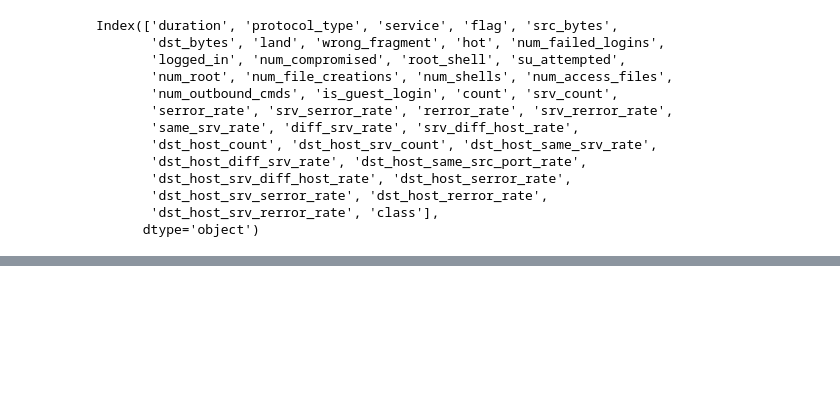
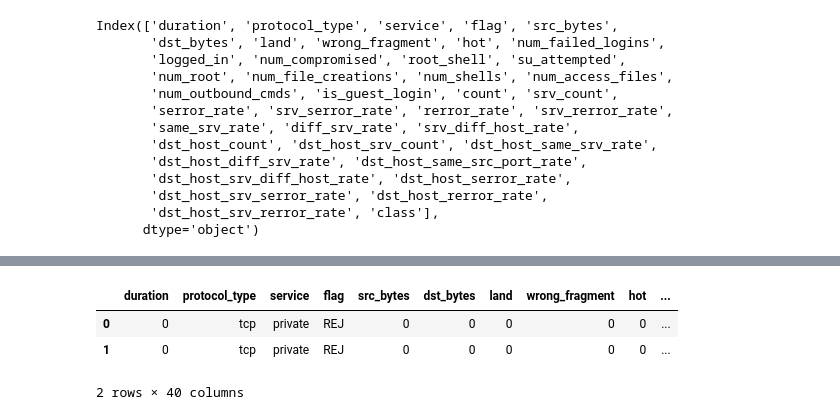
Before and after one commit to rakeshvitta/rakeshvitta, a Jupyter notebook: Assignment_Group250.ipynb, the cells around one changed output, grey strips where cells are left out. Drawn from its saved outputs; the diff is of its cells as text; code cells hidden in the pictures; blank space fills up the shorter version.

```diff
--- a/Assignment_Group250.ipynb
+++ b/Assignment_Group250.ipynb
@@ -40,0 +68,8 @@ df
+# %%
+#Print First two rows for sanity checking
+df.iloc[:2]
+# %% [output]
+|  | duration | protocol_type | service | flag | src_bytes | dst_bytes | land | wrong_fragment | hot | ... |
+| 0 | 0 | tcp | private | REJ | 0 | 0 | 0 | 0 | 0 | ... |
+| 1 | 0 | tcp | private | REJ | 0 | 0 | 0 | 0 | 0 | ... |
+2 rows × 40 columns
```
Also changed, not shown: parts of 4 cells of this notebook.
